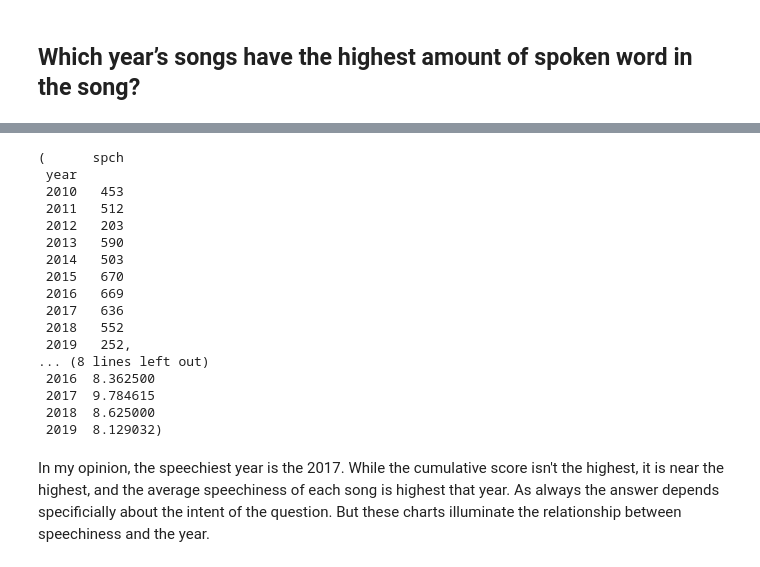
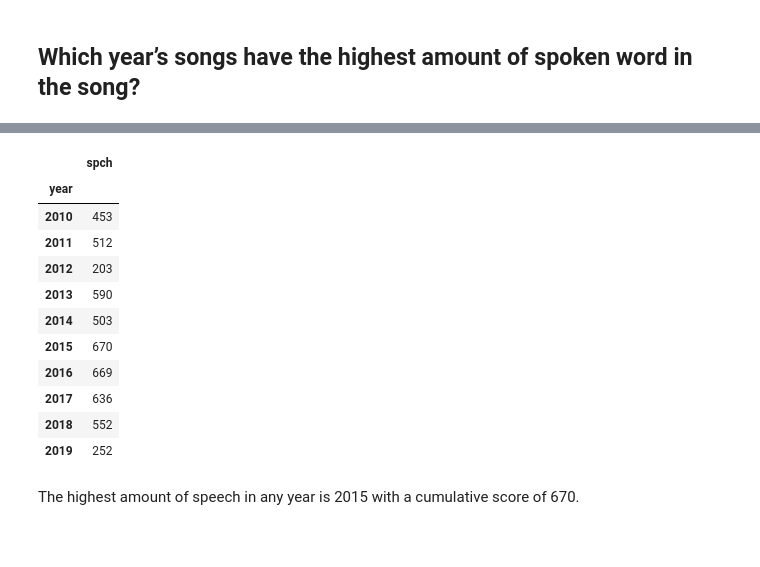
Before and after one commit to johnmunger/project_7, a Jupyter notebook: spotify_analysis.ipynb, the cells around one changed output, grey strips where cells are left out. Cells and saved outputs as stored; diff of their text form; code cells hidden in the pictures; blank space fills up the shorter version.

```diff
--- a/spotify_analysis.ipynb
+++ b/spotify_analysis.ipynb
@@ -241,22 +235,17 @@ plt.show()
 # %%
-speechByYear, speechByYearAverage
+speechByYear
 # %% [output]
-(      spch
- year
- 2010   453
- 2011   512
- 2012   203
- 2013   590
- 2014   503
- 2015   670
- 2016   669
- 2017   636
- 2018   552
- 2019   252,
-... (8 lines left out)
- 2016  8.362500
- 2017  9.784615
- 2018  8.625000
- 2019  8.129032)
+|  | spch |
+| year |  |
+| 2010 | 453 |
+| 2011 | 512 |
+| 2012 | 203 |
+| 2013 | 590 |
+| 2014 | 503 |
+| 2015 | 670 |
+| 2016 | 669 |
+| 2017 | 636 |
+| 2018 | 552 |
+| 2019 | 252 |
-# %% [markdown]
-In my opinion, the speechiest year is the 2017.  While the cumulative score isn't the highest, it is near the highest, and the average speechiness of each song is highest that year.  As always the answer depends specificially about the intent of the question.  But these charts illuminate the relationship between speechiness and the year.
+# %% [markdown]
+The highest amount of speech in any year is 2015 with a cumulative score of 670.
```
Also changed, not shown: parts of 1 cell of this notebook.
